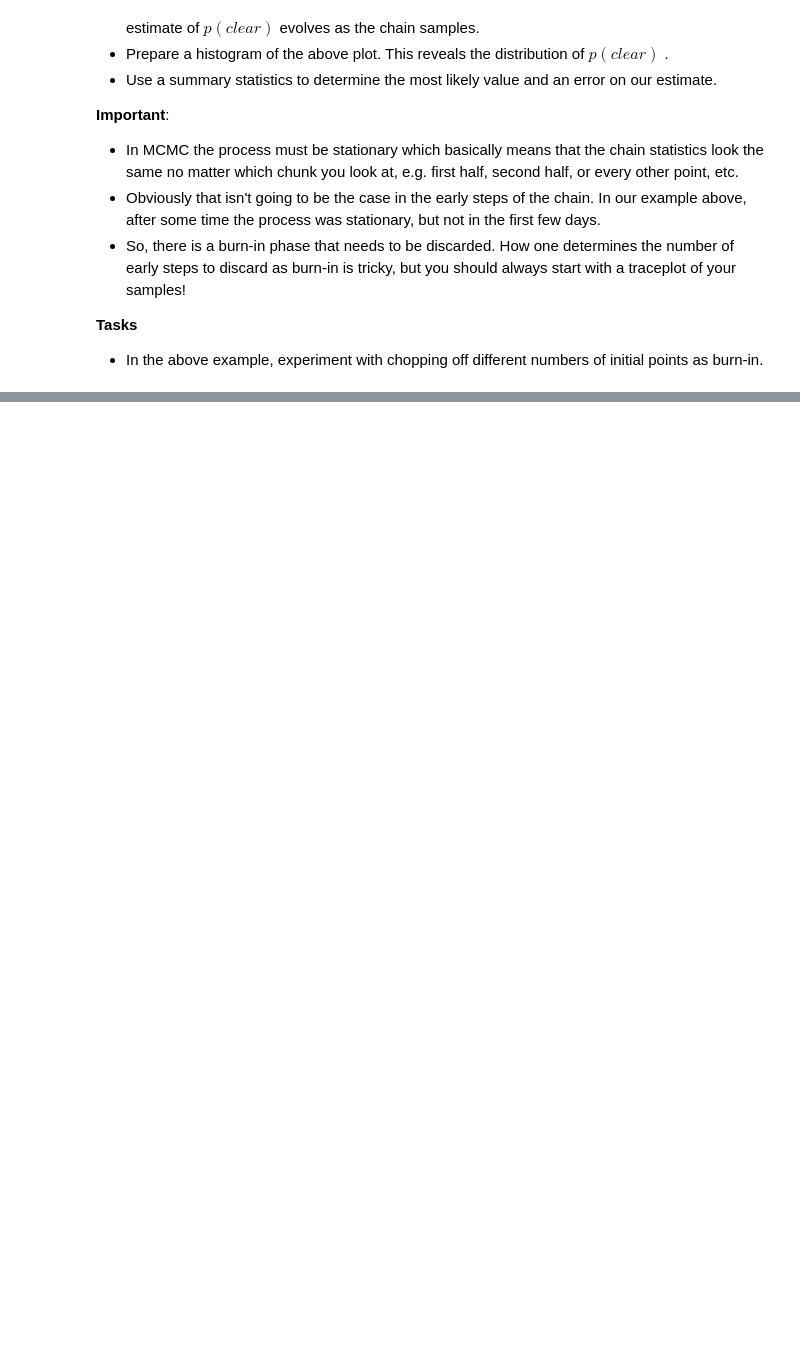
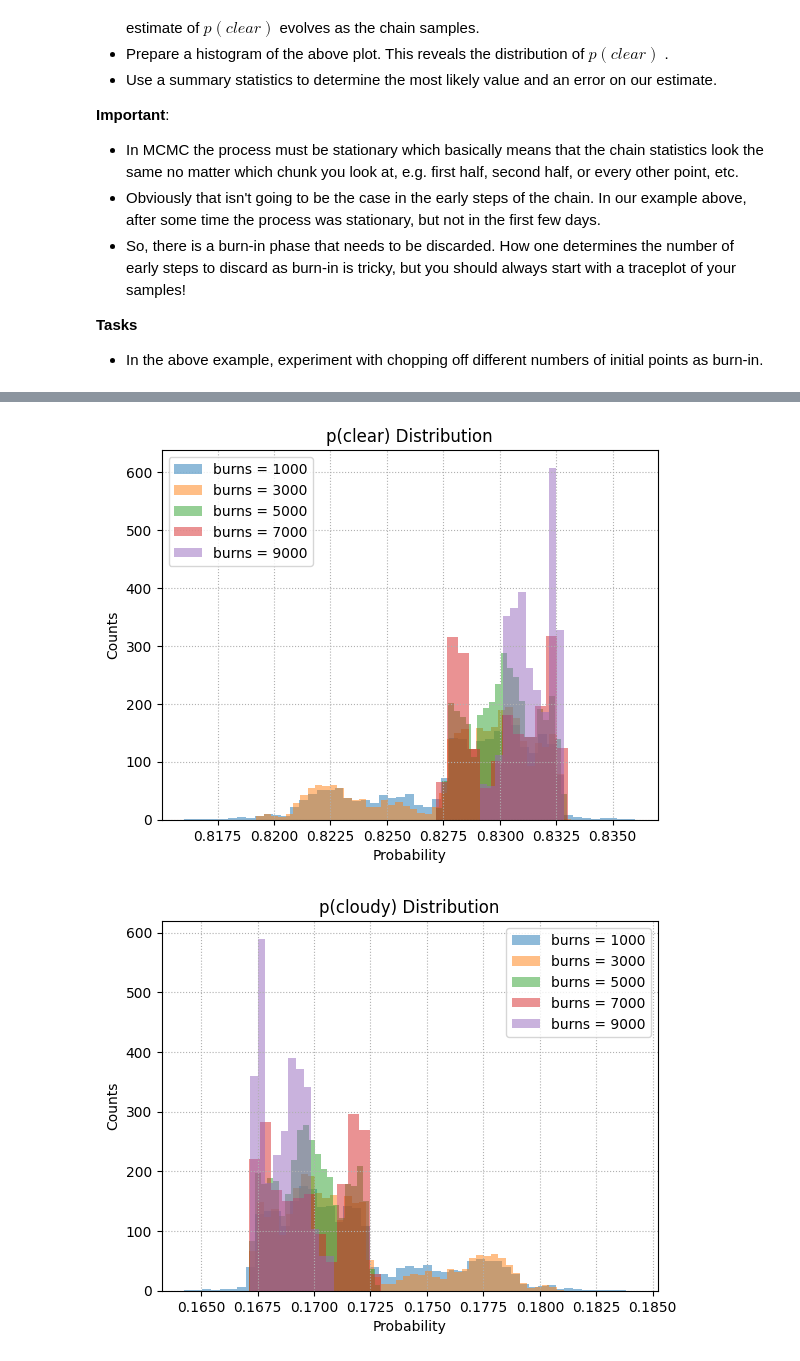
Before and after one commit to APozzi22/Astrostatistic, a Jupyter notebook: 10_Bayesian/Planning_Telescope_Obsevation.ipynb, the cells around one changed output, grey strips where cells are left out. Drawn from its saved outputs; the diff is of its cells as text; code cells hidden in the pictures; blank space fills up the shorter version.

```diff
--- a/10_Bayesian/Planning_Telescope_Obsevation.ipynb
+++ b/10_Bayesian/Planning_Telescope_Obsevation.ipynb
@@ -89,0 +146,28 @@ Probability of clear day: 0.833
+# %%
+# Histograms with different burns
+burns = np.arange(1000, 10000, 2000)
+
+# p(clear)
+for burn in burns:
+    astropy.visualization.hist(p_clear[burn:], bins='freedman', density=True, alpha = 0.5, label = f'burns = {burn}')
+
+plt.title('p(clear) Distribution')
+plt.xlabel('Probability')
+plt.ylabel('Counts')
+plt.legend()
+plt.grid(linestyle=':')
+plt.show()
+
+# p(cloudy)
+for burn in burns:
+    astropy.visualization.hist(p_cloudy[burn:], bins='freedman', density=True, alpha = 0.5, label = f'burns = {burn}')
+
+plt.title('p(cloudy) Distribution')
+plt.xlabel('Probability')
+plt.ylabel('Counts')
+plt.legend()
+plt.grid(linestyle=':')
+plt.show()
+# %% [output]
+[figure, added]
+[figure, added]
```
Also changed, not shown: parts of 6 cells of this notebook.
